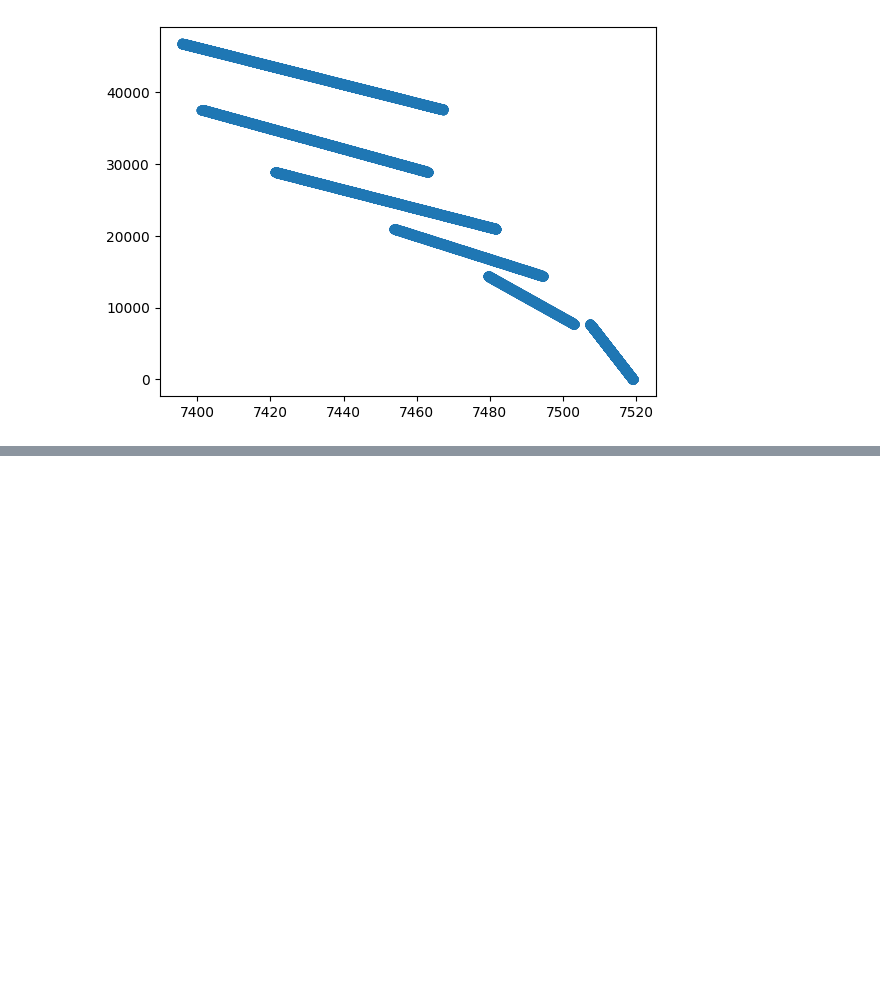
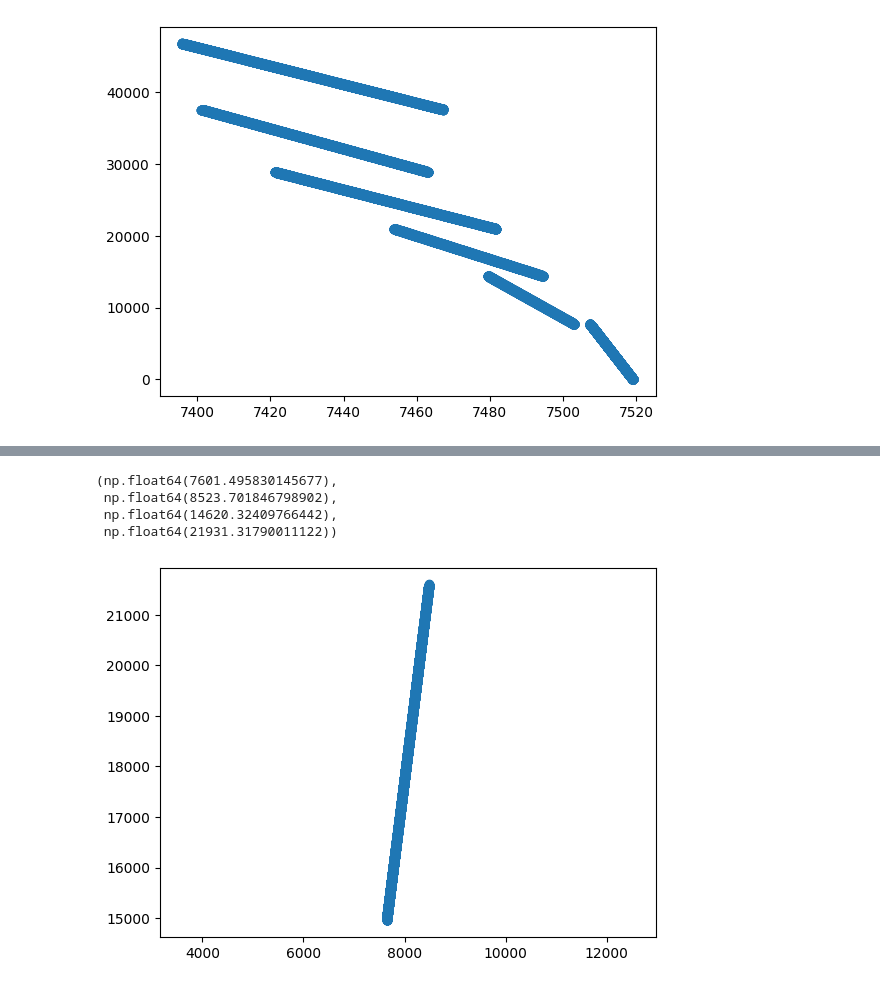
Before and after one commit to Andrudewt/perspective, a Jupyter notebook: proc_1.ipynb, the cells around one changed output, grey strips where cells are left out. Saved outputs shown, nothing was run; the diff lists cells and outputs as text; code cells hidden in the pictures; blank space fills up the shorter version.

```diff
--- a/proc_1.ipynb
+++ b/proc_1.ipynb
@@ -358,0 +497,9 @@ for i, (m_f, c) in enumerate(zip(msk_fs[:4], coord[:4])):  # 13:14
+# %%
+plt.scatter(yx_centr_tmp[:, 1], yx_centr_tmp[:, 0])
+plt.axis('equal')
+# %% [output]
+(np.float64(7601.495830145677),
+ np.float64(8523.701846798902),
+ np.float64(14620.32409766442),
+ np.float64(21931.31790011122))
+[figure, added]
```
Also changed, not shown: parts of 15 cells of this notebook.
